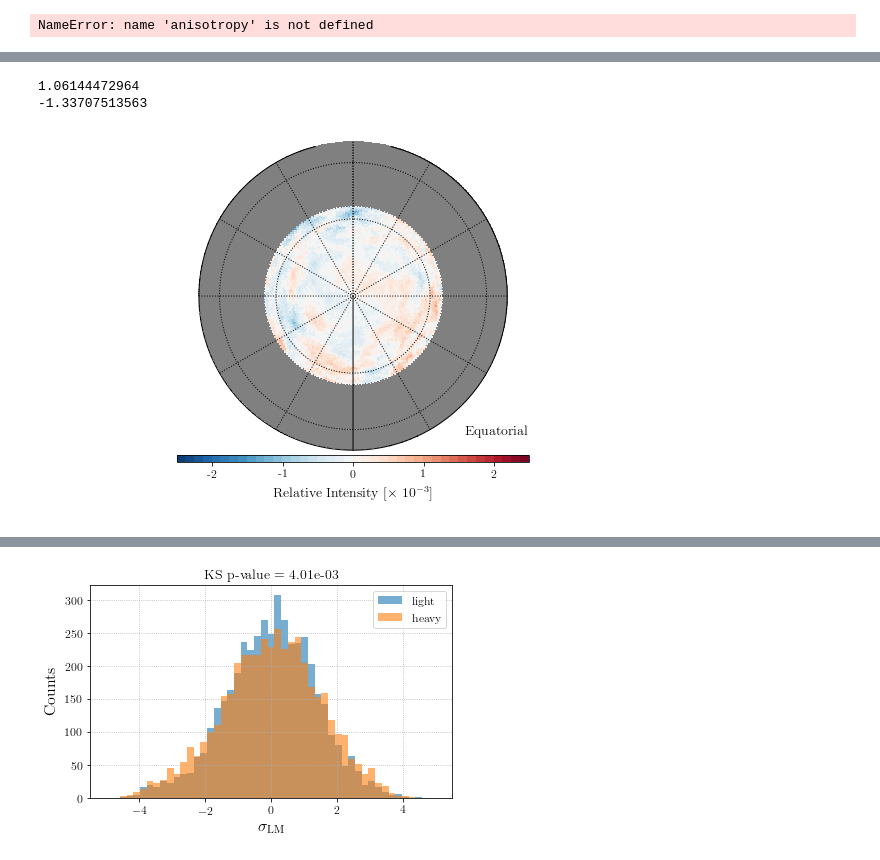
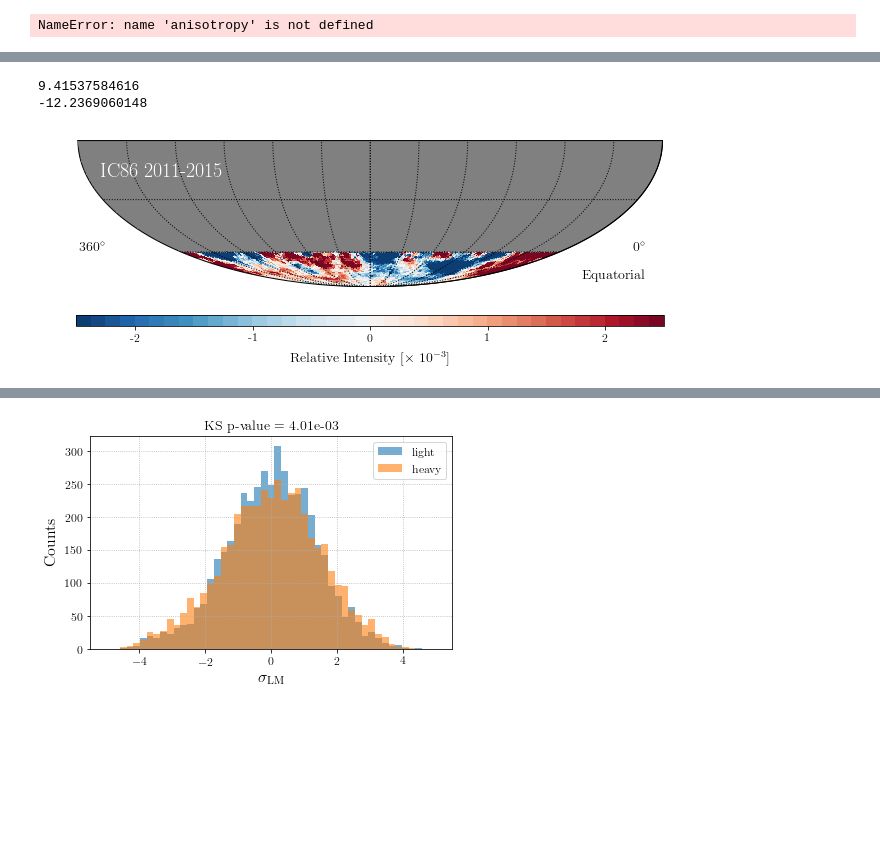
Before and after one commit to jrbourbeau/cr-composition, a Jupyter notebook: notebooks/anisotropy.ipynb, the cells around one changed output, grey strips where cells are left out. Saved outputs shown, nothing was run; the diff lists cells and outputs as text; code cells hidden in the pictures; blank space fills up the shorter version.

```diff
--- a/notebooks/anisotropy.ipynb
+++ b/notebooks/anisotropy.ipynb
@@ -56,7 +56,8 @@ config = ['IC86.2011', 'IC86.2012', 'IC86.2013', 'IC86.2014', 'IC86.2015']
 n_side = 64
 smooth_rad = 5.0
 scale = 3
-decmax = -55
+decmax = -60
+# decmax = -55
 years_str = '2011-2015'
 composition='all'
 low_energy = True
@@ -96,16 +101,16 @@ plt.savefig(os.path.join(comp.paths.figures_dir, outfile))
 # %%
 print(relint_light.max())
 print(relint_light[relint_light != hp.UNSEEN].min())
 title = 'Relative Intensity [$\\times \ 10^{}$]'.format('{'+str(-scale)+'}')
 fig, ax = anisotropy.plot_skymap(relint_light, smooth=smooth_rad, decmax=decmax, scale=scale,
                                  color_palette='RdBu_r', symmetric=True, llabel='IC86 2011-2015',
-                                 cbar_title=title, cbar_min=-2.5, cbar_max=2.5, polar=True)
+                                 cbar_title=title, cbar_min=-2.5, cbar_max=2.5, polar=False)
 outfile = 'IC86-{}_relint_{}_nside-{}_smooth-{:0.1f}.png'.format(years_str, 'light', n_side, smooth_rad)
 plt.savefig(os.path.join(comp.paths.figures_dir, outfile))
 # %% [output]
-1.06144472964
--1.33707513563
+9.41537584616
+-12.2369060148
-[figure, old version]
+[figure, new version]
 # %%
 print(relint_heavy.max())
 print(relint_heavy[relint_heavy != hp.UNSEEN].min())
```
Also changed, not shown: parts of 5 cells of this notebook, 26 other files.
